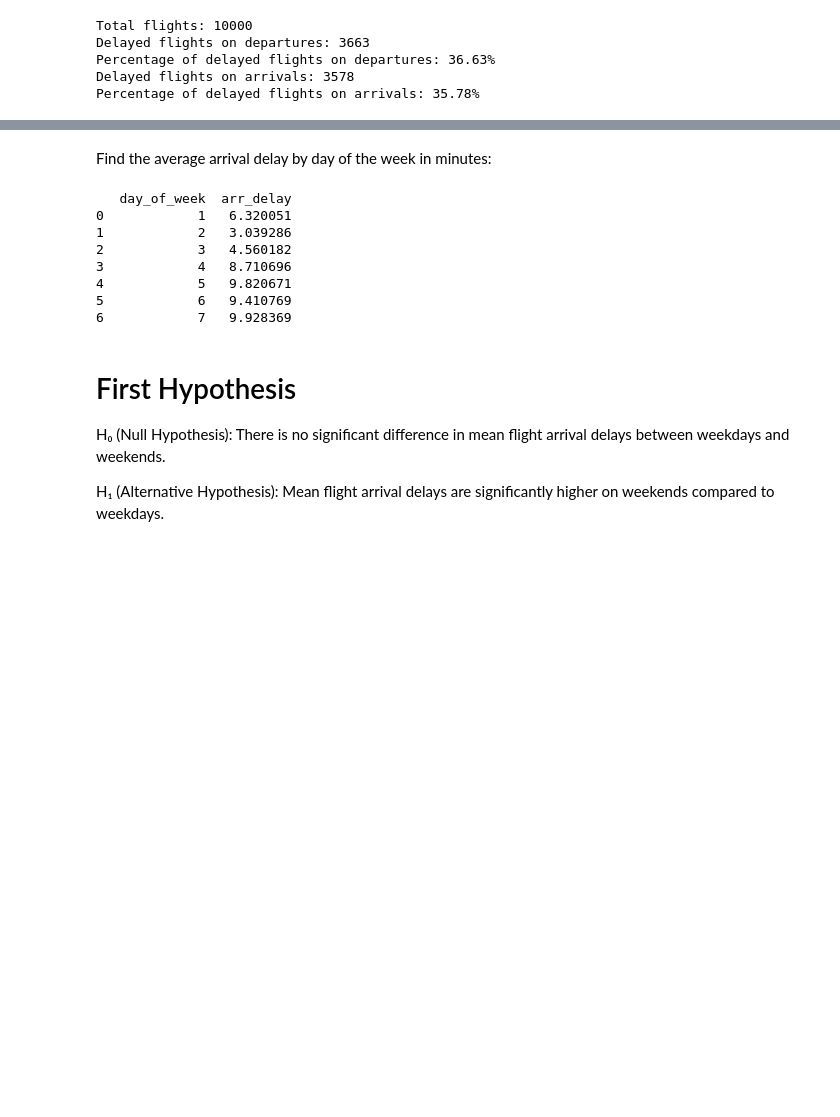
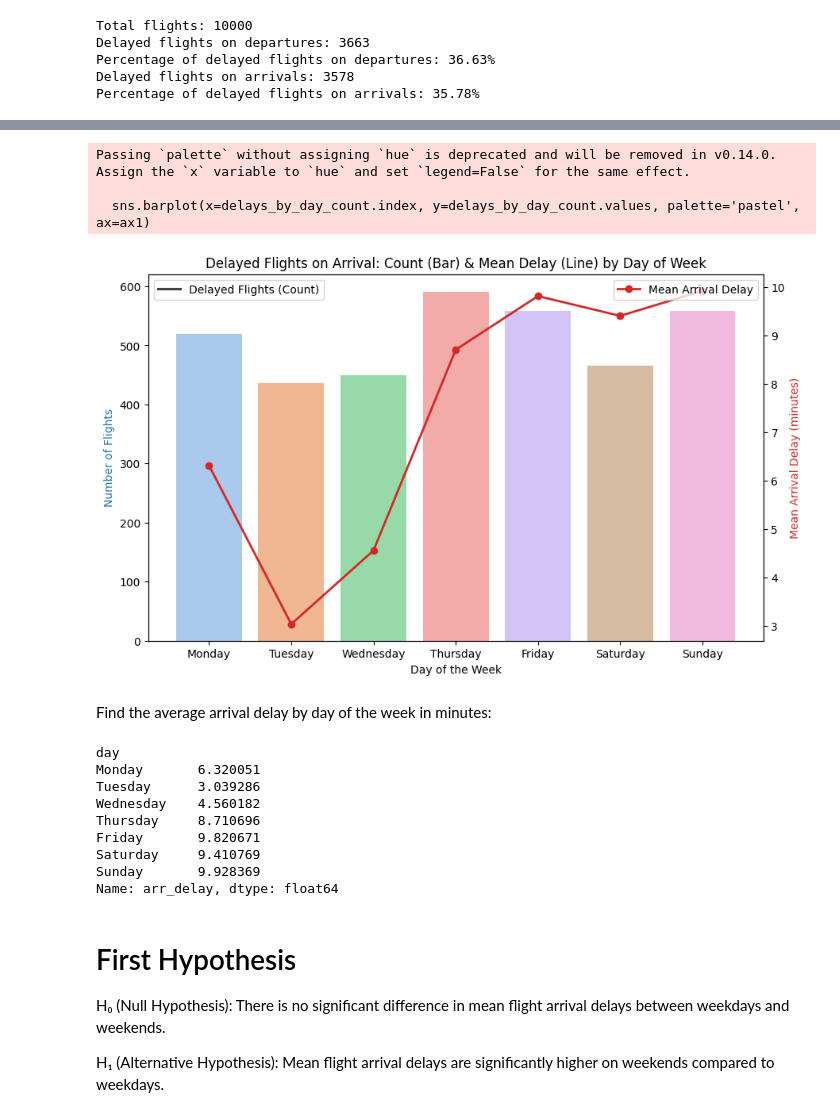
Before and after one commit to brunopulheze/data-analytics-preprocessing, a Jupyter notebook: eda-flight-delay-2024.ipynb, the cells around one changed output, grey strips where cells are left out. Saved outputs shown, nothing was run; the diff lists cells and outputs as text; code cells hidden in the pictures; blank space fills up the shorter version.

Commit message:
ANOVA and t-test for weekdays vs weekends flight delays

```diff
--- a/eda-flight-delay-2024.ipynb
+++ b/eda-flight-delay-2024.ipynb
@@ -140,17 +154,46 @@ Percentage of delayed flights on arrivals: 35.78%
+# %%
+# Prepare data for plotting
+delays_by_day_count = df_cleaned[df_cleaned['arr_delay'] > 0].groupby('day')['arr_delay'].count().reindex(['Monday', 'Tuesday', 'Wednesday', 'Thursday', 'Friday', 'Saturday', 'Sunday'])
+delays_by_day_mean = df_cleaned.groupby('day')['arr_delay'].mean().reindex(['Monday', 'Tuesday', 'Wednesday', 'Thursday', 'Friday', 'Saturday', 'Sunday'])
+
+fig, ax1 = plt.subplots(figsize=(10,6))
+
+# Bar plot for count
+sns.barplot(x=delays_by_day_count.index, y=delays_by_day_count.values, palette='pastel', ax=ax1)
+ax1.set_ylabel('Number of Flights', color='tab:blue')
+ax1.set_xlabel('Day of the Week')
+ax1.set_title('Delayed Flights on Arrival: Count (Bar) & Mean Delay (Line) by Day of Week')
+
+# Line plot for mean (secondary axis)
+ax2 = ax1.twinx()
+ax2.plot(delays_by_day_mean.index, delays_by_day_mean.values, color='tab:red', marker='o', linewidth=2, label='Mean Arrival Delay')
+ax2.set_ylabel('Mean Arrival Delay (minutes)', color='tab:red')
+
+# Legends
+ax1.legend(['Delayed Flights (Count)'], loc='upper left')
+ax2.legend(['Mean Arrival Delay'], loc='upper right')
+
+plt.show()
+# %% [output]
+Passing `palette` without assigning `hue` is deprecated and will be removed in v0.14.0. Assign the `x` variable to `hue` and set `legend=False` for the same effect.
+
+  sns.barplot(x=delays_by_day_count.index, y=delays_by_day_count.values, palette='pastel', ax=ax1)
+[figure, added]
 # %% [markdown]
 Find the average arrival delay by day of the week in minutes:
 # %%
-df_arrival_delayed_mean = df_cleaned.groupby('day_of_week')['arr_delay'].mean().reset_index()
+df_arrival_delayed_mean = df_cleaned.groupby('day')['arr_delay'].mean().reindex(['Monday', 'Tuesday', 'Wednesday', 'Thursday', 'Friday', 'Saturday', 'Sunday'])
 print(df_arrival_delayed_mean)
 # %% [output]
-   day_of_week  arr_delay
-0            1   6.320051
-1            2   3.039286
-2            3   4.560182
-3            4   8.710696
-4            5   9.820671
-5            6   9.410769
-6            7   9.928369
+day
+Monday       6.320051
+Tuesday      3.039286
+Wednesday    4.560182
+Thursday     8.710696
+Friday       9.820671
+Saturday     9.410769
+Sunday       9.928369
+Name: arr_delay, dtype: float64
 # %% [markdown]
 # First Hypothesis
 H₀ (Null Hypothesis): There is no significant difference in mean flight arrival delays between weekdays and weekends.
```
Also changed, not shown: parts of 5 cells of this notebook.
